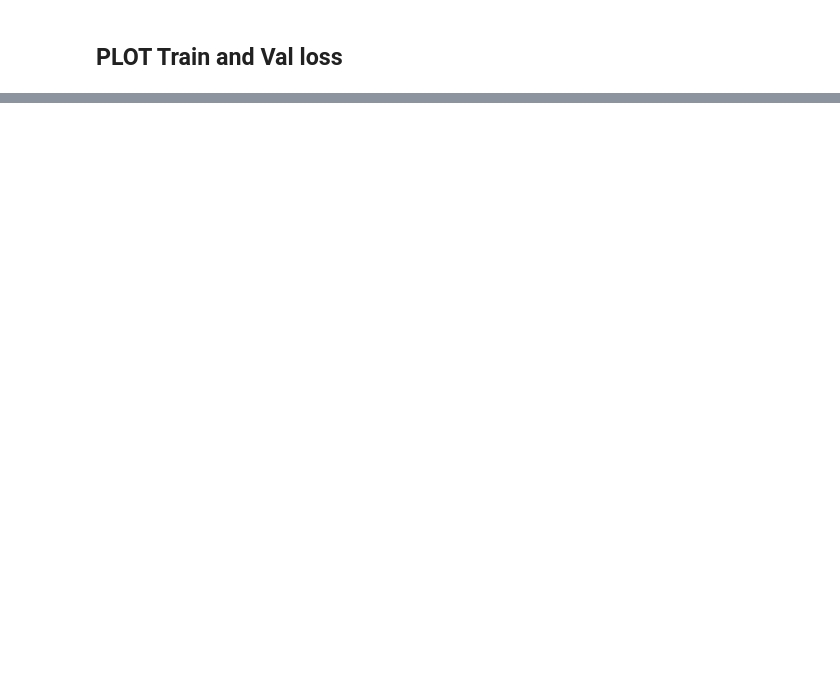
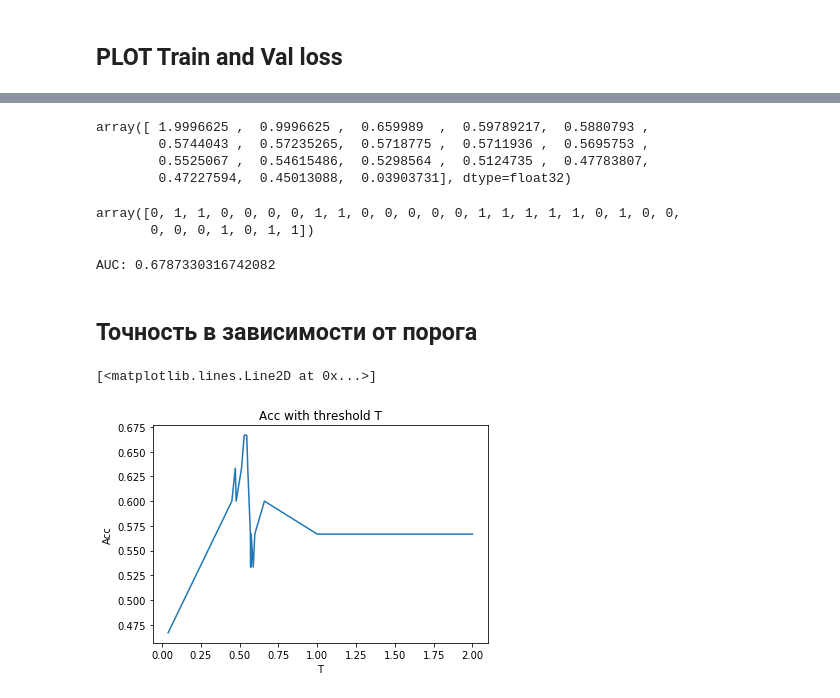
Before and after one commit to BLOOMFLARK/NN_noise_classification, a Jupyter notebook: CNN.ipynb, the cells around one changed output, grey strips where cells are left out. Saved outputs shown, nothing was run; the diff lists cells and outputs as text; code cells hidden in the pictures; blank space fills up the shorter version.

```diff
--- a/CNN.ipynb
+++ b/CNN.ipynb
@@ -284,0 +353,5 @@ plt.show()
+# %%
+test_paths = im_paths[120:150]
+test_dataset = ImageDataset(test_paths, val_transforms)
+test_dataloader = torch.utils.data.DataLoader(
+    test_dataset, batch_size=20, shuffle=True, num_workers=0)
@@ -284,0 +373,16 @@ plt.show()
+# %%
+test_predictions = []
+test_img_sigmas = []
+test_true = []
+for inputs, labels, sigmas in tqdm(test_dataloader):
+    test_true.append(labels)
+    inputs = inputs.to(device)
+    labels = labels.to(device)
+    with torch.set_grad_enabled(False):
+        preds = model(inputs)
+    test_predictions.append(
+        torch.nn.functional.softmax(preds, dim=1)[:,1].data.cpu().numpy())
+    test_img_sigmas.extend(sigmas)
+
+y_pred = np.concatenate(test_predictions)
+y_true = np.concatenate(test_true)
@@ -284,0 +401,6 @@ plt.show()
+# %%
+fpr, tpr, thresholds = roc_curve(y_true, y_pred, pos_label=1)
+plt.title('ROC')
+plt.xlabel('FPR')
+plt.ylabel('TPR')
+plt.plot(fpr, tpr)
@@ -284,0 +410,38 @@ plt.show()
+# %%
+thresholds
+# %% [output]
+array([ 1.9996625 ,  0.9996625 ,  0.659989  ,  0.59789217,  0.5880793 ,
+        0.5744043 ,  0.57235265,  0.5718775 ,  0.5711936 ,  0.5695753 ,
+        0.5525067 ,  0.54615486,  0.5298564 ,  0.5124735 ,  0.47783807,
+        0.47227594,  0.45013088,  0.03903731], dtype=float32)
+# %%
+y_true
+# %% [output]
+array([0, 1, 1, 0, 0, 0, 0, 1, 1, 0, 0, 0, 0, 0, 1, 1, 1, 1, 1, 0, 1, 0, 0,
+       0, 0, 0, 1, 0, 1, 1])
+# %%
+print("AUC: {}".format(roc_auc_score(y_true, y_pred)))
+# %% [output]
+AUC: 0.6787330316742082
+# %% [markdown]
+## Точность в зависимости от порога
+# %%
+acc_history = []
+t_history = []
+for thresh in thresholds:
+    y_hat = np.copy(y_pred)
+    y_hat[y_hat > thresh] = 1
+    y_hat[y_hat <= thresh] = 0
+    accuracy = accuracy_score(y_true, y_hat)
+
+    t_history.append(thresh)
+    acc_history.append(accuracy)
+    #print("Accuracy: {}, with threshold: {}".format(accuracy, thresh))
+
+plt.title('Acc with threshold T')
+plt.xlabel('T')
+plt.ylabel('Acc')
+plt.plot(t_history, acc_history)
+# %% [output]
+[<matplotlib.lines.Line2D at 0x...>]
+[figure, added]
```
Also changed, not shown: parts of 24 cells of this notebook.
